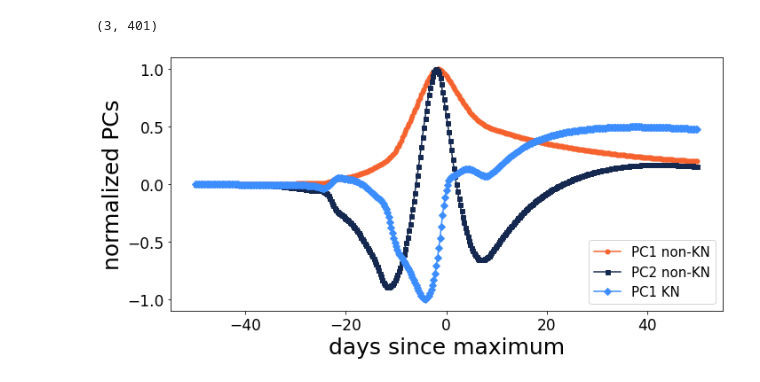
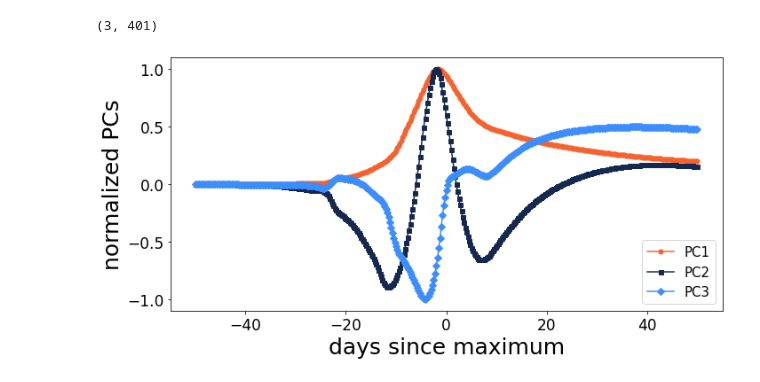
Before and after one commit to b-biswas/kndetect, a Jupyter notebook: pc_generation/Generate_PCs.ipynb, the cells around one changed output. Cells and saved outputs as stored; diff of their text form; code cells hidden in the pictures.

```diff
--- a/pc_generation/Generate_PCs.ipynb
+++ b/pc_generation/Generate_PCs.ipynb
@@ -40,5 +40,5 @@ from src.Generate_PC_utils import get_ids_of_eqally_spaced_objects
 # %%
-equally_spaced_ids = np.load(data_dir+"equally_spaced_ids.npy")
+equally_spaced_ids = np.load(data_dir+"/equally_spaced_ids.npy")
 event_distrib = get_event_distirb(data_ob, equally_spaced_ids)
 print(event_distrib)
 # %% [output]
@@ -159,28 +159,28 @@ np.shape(PC_new)
 # %%
 import numpy as np
 fig = plt.figure(figsize=(10,5))
-pc_names = ["PC1 non-KN", "PC2 non-KN", "PC1 KN"]
+pc_names = ["PC1", "PC2", "PC3"]
 colors = ['#F5622E', '#15284F', '#3C8DFF']
 markers = ['o','s','D','*','x']
 for i in range(num_pc_components):
     max_val = np.amax(np.abs(PC_new[i]))
     PC_new[i] = PC_new[i]/max_val
     PC = PC_new[i]
     plt.plot(xnew,PC,label = pc_names[i], marker=markers[i], ms=5, color=colors[i])
 plt.xlabel("days since maximum", fontsize=25)
 plt.ylabel("normalized PCs", fontsize=25)
 ax = plt. gca()
 
 leg = ax.legend()
 
 plt.rc('xtick', labelsize=17)
 plt.rc('ytick', labelsize=17)
 
 plt.rc('legend', loc='lower right', fontsize=15)
 plt.legend()
 plt.tight_layout()
 #plt.savefig("results/PC_plots/interpolated_pcs.pdf")
 # %% [output]
-[figure, old version]
+[figure, new version]
 # %%
 np.save(data_dir+'/interpolated_mixed_pcs.npy', PC_new)
```
Also changed, not shown: parts of 2 cells of this notebook.
